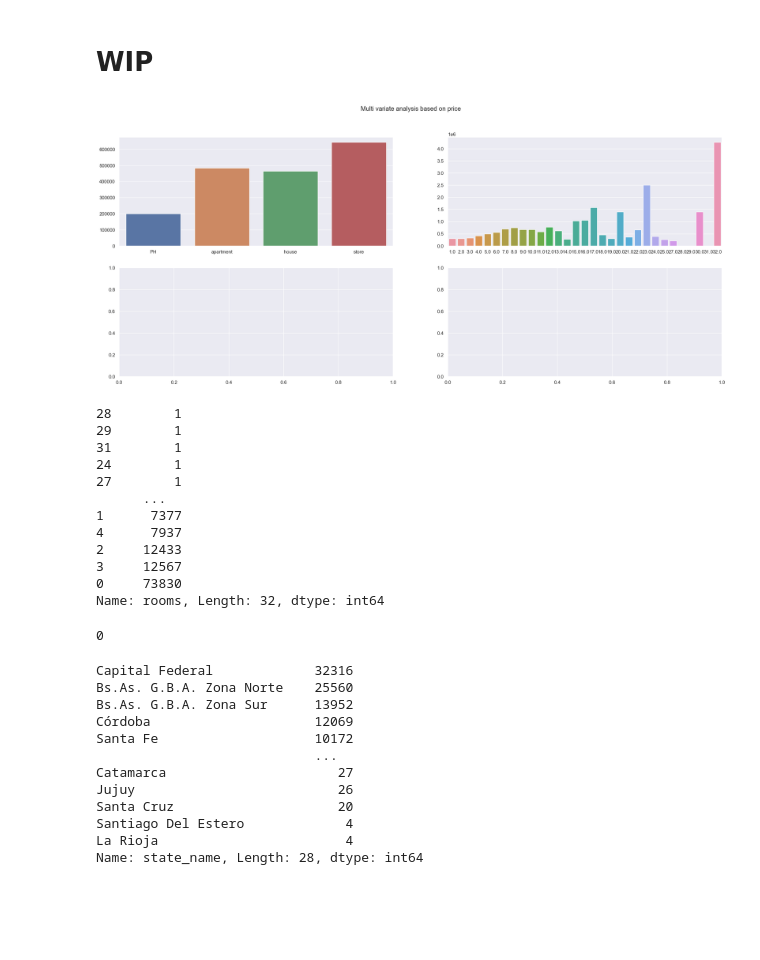
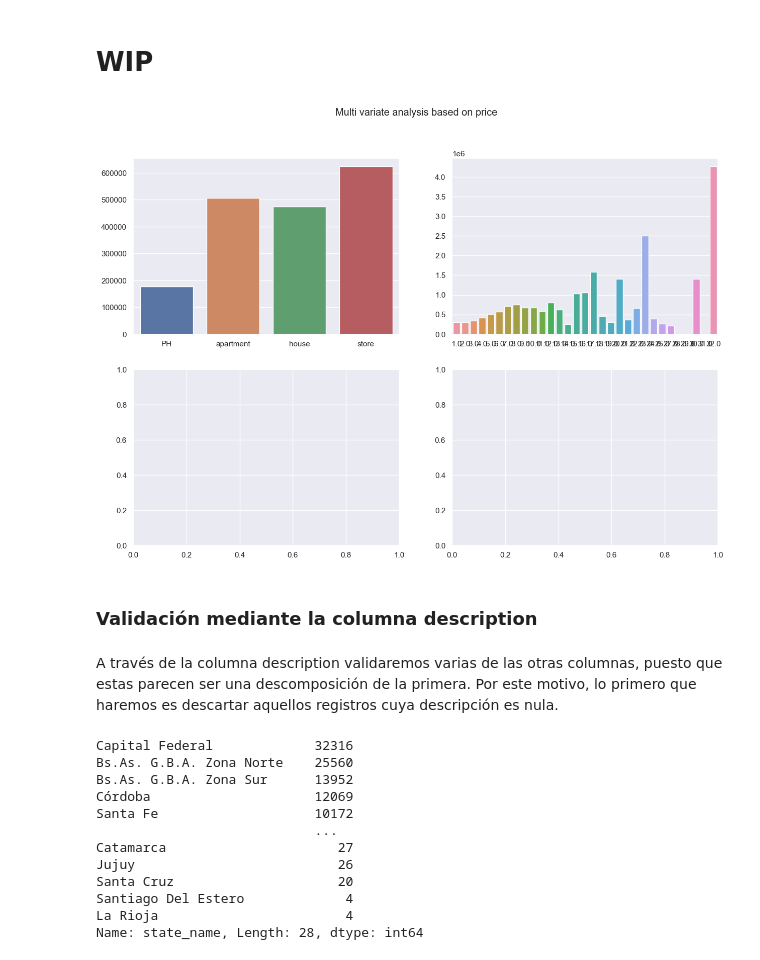
Before and after one commit to FabrizioV97/DHDS-TP1, a Jupyter notebook: Trabajo.ipynb, the cells around one changed output. Cells and saved outputs as stored; diff of their text form; code cells hidden in the pictures; blank space fills up the shorter version.

```diff
--- a/Trabajo.ipynb
+++ b/Trabajo.ipynb
@@ -349,39 +350,25 @@ df.head(3)
 # %%
 columns = ['property_type', 'rooms']
 
 
 sn.set_theme()
-fig, axes = plt.subplots(2, 2, figsize=(25, 10))
+fig, axes = plt.subplots(2, 2, figsize=(15, 10))
 fig.suptitle('Multi variate analysis based on price')
 index = 0
 for column in columns:
     group_df = df[[column, 'price']]
     mean_df = group_df.groupby(by=[column]).agg({"price":['mean', 'count']})
     sn.barplot(x=mean_df.index.tolist(), y=mean_df['price']['mean'].tolist(), ax=axes[0,index])
+
+
     index += 1
 # %% [output]
-[figure, old version]
+[figure, new version]
 # %%
-df['rooms'] = df['rooms'].fillna(value=0).astype(int)
+# df['rooms'] = df['rooms'].fillna(value=0).astype(int)
 
-df.rooms.value_counts().sort_values()
+# df.rooms.value_counts().sort_values()
-# %% [output]
-28        1
-29        1
-31        1
-24        1
-27        1
-      ...
-1      7377
-4      7937
-2     12433
-3     12567
-0     73830
-Name: rooms, Length: 32, dtype: int64
-# %%
-df_test = df.dropna()
-df_test['description'] = df_test['description'].apply(lambda x: x.lower())
-
-df_test['description'].isin(['venta']).sum()
-# %% [output]
-0
+# %% [markdown]
+### Validación mediante la columna description
+# %% [markdown]
+A través de la columna description validaremos varias de las otras columnas, puesto que estas parecen ser una descomposición de la primera. Por este motivo,  lo primero que haremos es descartar aquellos registros cuya descripción es nula.
```
Also changed, not shown: parts of 10 cells of this notebook.
